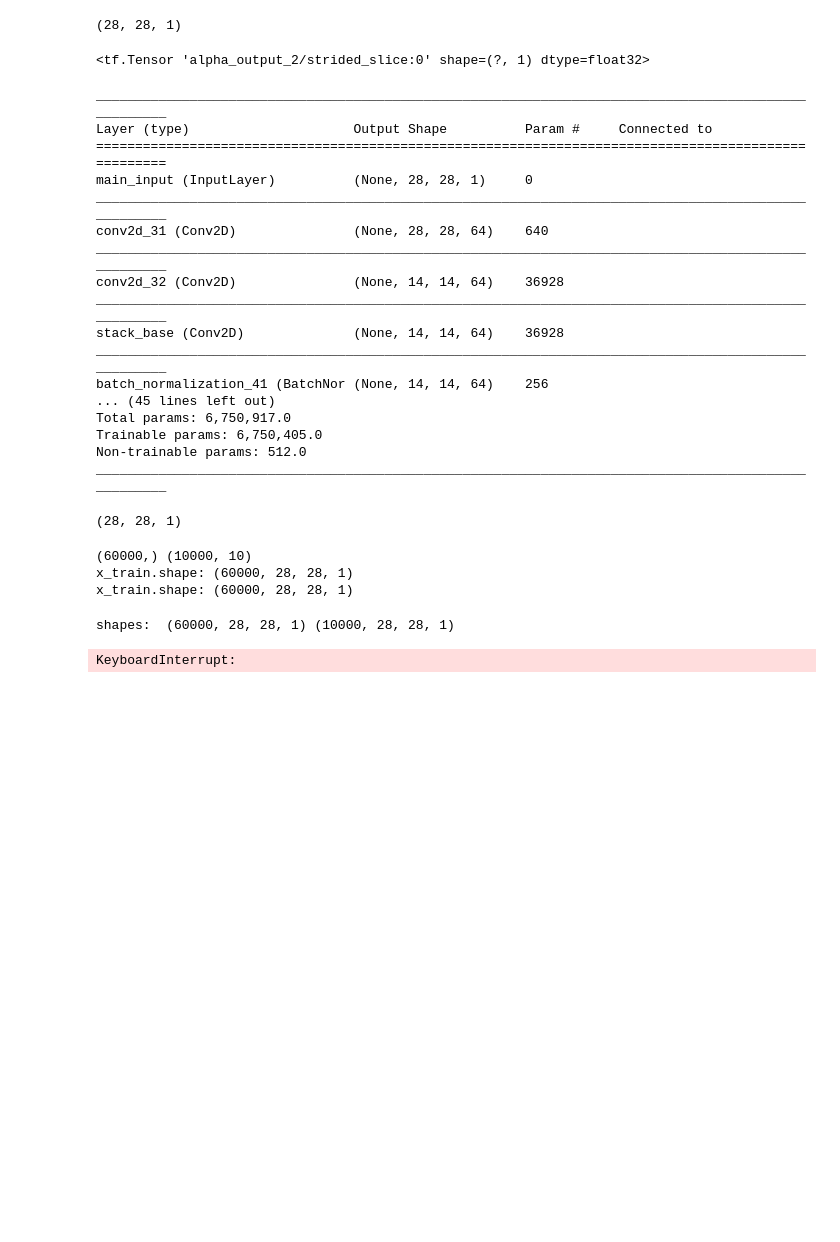
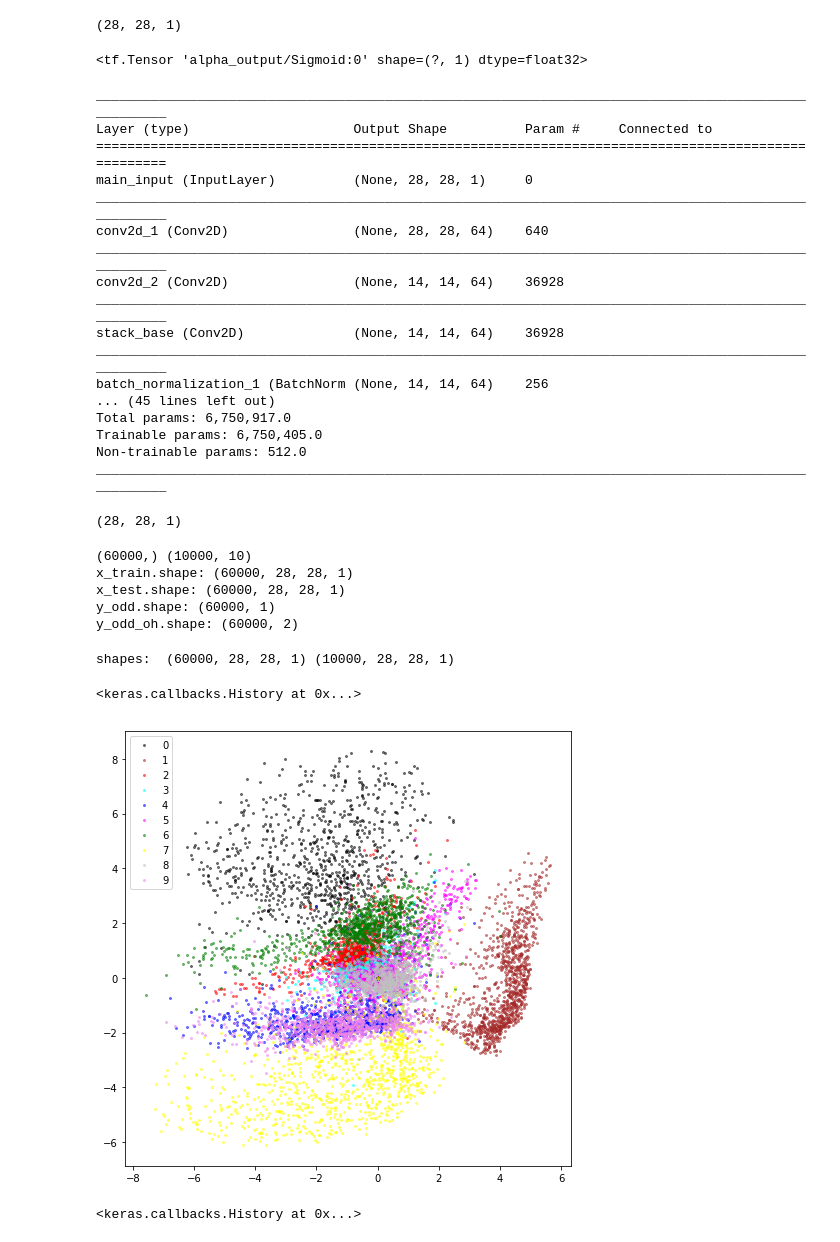
Before and after one commit to prefrontalvortex/crossfire, a Jupyter notebook: crosser2.ipynb, the cells around one changed output. Cells and saved outputs as stored; diff of their text form; code cells hidden in the pictures; blank space fills up the shorter version.

```diff
--- a/crosser2.ipynb
+++ b/crosser2.ipynb
@@ -387,7 +426,8 @@ class VAE_MNIST_0(VAE):
         # Convolutional frontend filters as per typical convonets
         print(self.input_shape)
         x_in = Input( self.input_shape, name='main_input') # batch_shape=(batch_size,) +
-        conv_1 = Conv2D(n_filters, px_conv, px_conv, border_mode='same', activation='relu')(x_in)
+        conv_1 = x_in
+        conv_1 = Conv2D(n_filters, px_conv, px_conv, border_mode='same', activation='relu')(conv_1)
         conv_2 = Conv2D(n_filters, px_conv, px_conv, border_mode='same', activation='relu',
                         subsample=(2, 2))(conv_1)
         stack = Conv2D(n_filters, px_conv, px_conv, border_mode='same', activation='relu',
@@ -410,11 +450,15 @@ class VAE_MNIST_0(VAE):
         hidden_1 = Dense(intermediate_dim, activation='relu', name='intermezzo')(flat)
 
         # This is the Variational Autoencoder reparameterization trick
+#         hidden_2 = Dense(latent_dim, activation='sigmoid', name='hidden2')(hidden_1)
 
-        z_mean = Dense(latent_dim)(hidden_1)
+        z_mean = Dense(latent_dim, name='z_mean')(hidden_1)
+#         z_mean = hidden_2
 
-        z_log_var = Dense(latent_dim)(hidden_1)
-        alpha = Lambda(lambda x: x[:,0:1], name='alpha_output')(z_mean) # output_shape=(1,) + input_shape[2:]
+        z_log_var = Dense(latent_dim, name='z_log_var')(hidden_1)
+        alpha = Lambda(lambda x: x[:,0:1], name='alpha_var')(hidden_1) # output_shape=(1,) + input_shape[2:]
+        alpha = Activation('sigmoid', name='alpha_output')(alpha)
+#         alpha = Dense(2, activation='sigmoid', name='alpha_output')(alpha)
         beta = Lambda(lambda x: x[:,1:], name='BetaResidualVar')(z_mean) # output_shape=(1,) + input_shape[2:]
 
         z_merge = merge([alpha, beta], mode='concat')
@@ -513,11 +557,11 @@ class VAE_MNIST_0(VAE):
 
         self.zedmodel = Model(x_in, output=[ae, alpha])
         self.zedmodel.compile(optimizer='adam',
-                              loss={'main_output': self.vae_loss, 'alpha_output': 'categorical_crossentropy'},
-                              loss_weights={'main_output': 1.0, 'alpha_output': 1.0},
+                              loss={'main_output': self.vae_loss, 'alpha_output': 'binary_crossentropy'},
+                              loss_weights={'main_output': 1.0, 'alpha_output': 4.0},
                               metrics=['accuracy'])
 
-        if False:
+        if True:
 
             # Crossfire network
             self.classifier = Model(x_in, classer_base)
@@ -525,7 +569,7 @@ class VAE_MNIST_0(VAE):
             # Ok, now comes the tricky part. See these references:
             # https://keras.io/getting-started/functional-api-guide/#multi-input-and-multi-output-models
             # I believe the names have to match the layer names, but are otherwise arbitrary
-            self.crossmodel = Model(input=x_in, output=[x_decoded_mean_squash, classer_base])
+            self.crossmodel = Model(input=x_in, output=[ae, classer_base])
             self.crossmodel.compile(optimizer='rmsprop',
                                     loss={'main_output': self.vae_loss, 'classer_output': 'categorical_crossentropy'},
                                     loss_weights={'main_output': 1.0, 'classer_output': 5.0})
@@ -550,7 +594,7 @@ xf = VAE_MNIST_0()
 xf.z_mean#[:, 0:]
 xf.alpha
 # %% [output]
-<tf.Tensor 'alpha_output_2/strided_slice:0' shape=(?, 1) dtype=float32>
+<tf.Tensor 'alpha_output/Sigmoid:0' shape=(?, 1) dtype=float32>
 # %%
 xf.model.summary()
 # %% [output]
@@ -559,13 +603,13 @@ Layer (type)                     Output Shape          Param #     Connected to
 ====================================================================================================
 main_input (InputLayer)          (None, 28, 28, 1)     0
 ____________________________________________________________________________________________________
-conv2d_31 (Conv2D)               (None, 28, 28, 64)    640
+conv2d_1 (Conv2D)                (None, 28, 28, 64)    640
 ____________________________________________________________________________________________________
-conv2d_32 (Conv2D)               (None, 14, 14, 64)    36928
+conv2d_2 (Conv2D)                (None, 14, 14, 64)    36928
 ____________________________________________________________________________________________________
 stack_base (Conv2D)              (None, 14, 14, 64)    36928
 ____________________________________________________________________________________________________
-batch_normalization_41 (BatchNor (None, 14, 14, 64)    256
+batch_normalization_1 (BatchNorm (None, 14, 14, 64)    256
 ... (45 lines left out)
 Total params: 6,750,917.0
 Trainable params: 6,750,405.0
@@ -586,26 +630,48 @@ x_test = x_test.reshape((x_test.shape[0],) + original_img_size)
 (28, 28, 1)
 # %%
 # one hot encode outputs
+y_odd_train = np.bitwise_and(y_train, 1).reshape((-1,1))
+y_odd_test = np.bitwise_and(y_test, 1).reshape((-1,1))
 y_train_oh = np_utils.to_categorical(y_train)
 y_test_oh = np_utils.to_categorical(y_test)
+y_odd_train_oh = np_utils.to_categorical(y_odd_train)
+y_odd_test_oh = np_utils.to_categorical(y_odd_test)
+
 num_classes = y_test_oh.shape[1]
 print(y_train.shape, y_test_oh.shape)
 print('x_train.shape:', x_train.shape)
-print('x_train.shape:', x_train.shape)
+print('x_test.shape:', x_train.shape)
+print('y_odd.shape:', y_odd_train.shape)
+print('y_odd_oh.shape:', y_odd_train_oh.shape)
 # %% [output]
 (60000,) (10000, 10)
 x_train.shape: (60000, 28, 28, 1)
-x_train.shape: (60000, 28, 28, 1)
+x_test.shape: (60000, 28, 28, 1)
+y_odd.shape: (60000, 1)
+y_odd_oh.shape: (60000, 2)
 # %%
 
 print('shapes: ', x_train.shape, x_test.shape)
 xf.model.fit(x_train, x_train,
         shuffle=True,
-        nb_epoch=1,
+        epochs=2,
         batch_size=batch_size,
         validation_data=(x_test, x_test),
         verbose=False,
         callbacks=[TQDMNotebookCallback()])
 # %% [output]
 shapes:  (60000, 28, 28, 1) (10000, 28, 28, 1)
-KeyboardInterrupt:
+<keras.callbacks.History at 0x...>
+# %%
+x_test_encoded = xf.encoder.predict(x_test, batch_size=batch_size)
+graph_digits(x_test_encoded,s=4, figsize=(8,8))
+# %% [output]
+[figure, added]
+# %%
+xf.zedmodel.fit(x_train, {'main_output': x_train, 'alpha_output': y_odd_train},
+        shuffle=True, batch_size=100, validation_data=(x_test, {'main_output':x_test, 'alpha_output':y_odd_test}),
+        nb_epoch=1,
+        verbose=False,
+        callbacks=[TQDMNotebookCallback()])
+# %% [output]
+<keras.callbacks.History at 0x...>
```
Also changed, not shown: parts of 6 cells of this notebook.
